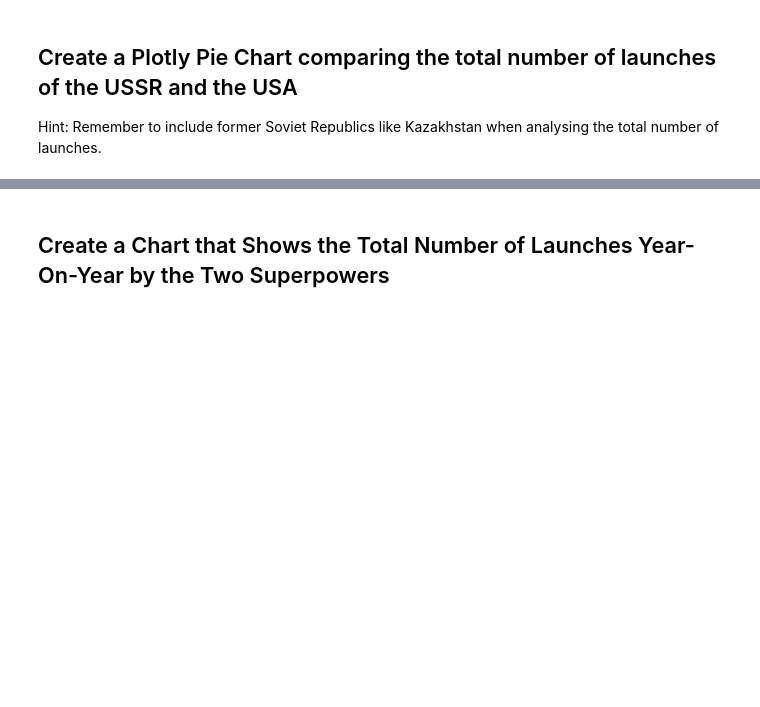
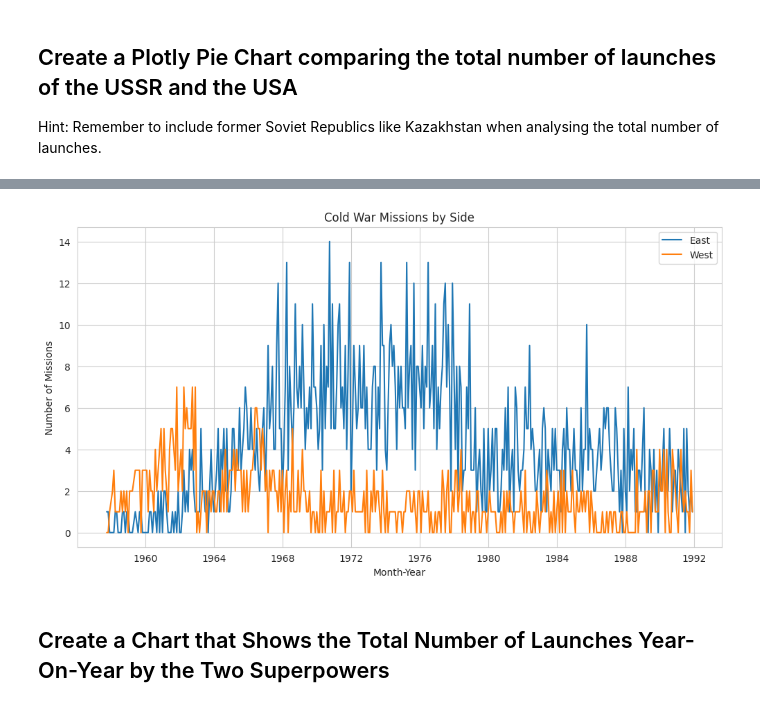
Before and after one commit to marcoman/experimental-100, a Jupyter notebook: 91-100/99/start/Space_Missions_Analysis_(start).ipynb, the cells around one changed output, grey strips where cells are left out. Cells and saved outputs as stored; diff of their text form; code cells hidden in the pictures; blank space fills up the shorter version.

```diff
--- a/91-100/99/start/Space_Missions_Analysis_(start).ipynb
+++ b/91-100/99/start/Space_Missions_Analysis_(start).ipynb
@@ -998,3 +998,7 @@ fig.show()
 # Cold War Space Race: USA vs USSR
 
 The cold war lasted from the start of the dataset up until 1991.
+# %%
+
+df_cold_war = df_data[df_data["Year"] < 1992]
+df_cold_war.shape
@@ -1004,0 +1030,4 @@ Hint: Remember to include former Soviet Republics like Kazakhstan when analysing
+# %%
+# We need to add a timestamp column for the month-year
+df_cold_war["mon_yr"] = df_cold_war["month_year"].dt.to_timestamp()
+df_cold_war.head()
@@ -1004,0 +1041,5 @@ Hint: Remember to include former Soviet Republics like Kazakhstan when analysing
+# %%
+# Re-scope the df_cold_war dataframe to only include ISO from "RUS" "USA" "KAZ"
+import pandas as pd
+df_cold_war = df_cold_war[df_cold_war['iso'].isin(['RUS', 'USA', 'KAZ'])]
+df_cold_war.shape
@@ -1004,0 +1048,4 @@ Hint: Remember to include former Soviet Republics like Kazakhstan when analysing
+# %%
+# Create a new column for East and West where East contains 'RUS' and "KAZ" and West Contains "USA"
+df_cold_war['Side'] = df_cold_war['iso'].apply(lambda x: 'East' if 'RUS' in x or 'KAZ' in x else 'West' if 'USA' in x else np.nan)
+df_cold_war.Side.unique()
@@ -1005,2 +1063,22 @@ Hint: Remember to include former Soviet Republics like Kazakhstan when analysing
+# %%
+# Let's now count the number of Side = "East" or "West" per "month_year" into a new dataframe.
+import matplotlib.pyplot as plt
+import matplotlib.pyplot as plt
+df_cold_war_monthly = df_cold_war.groupby(['mon_yr', 'Side']).size().unstack(fill_value=0)
+df_cold_war_monthly.head()
+
+# Plot the data
+fig, ax = plt.subplots(figsize=(12, 6))
+ax.plot(df_cold_war_monthly.index, df_cold_war_monthly['East'], label='East')
+ax.plot(df_cold_war_monthly.index, df_cold_war_monthly['West'], label='West')
+ax.set_xlabel('Month-Year')
+ax.set_ylabel('Number of Missions')
+ax.set_title('Cold War Missions by Side')
+
+# Add a legend
+ax.legend()
+plt.show()
+# %% [output]
+[figure, added]
 # %% [markdown]
 ## Create a Chart that Shows the Total Number of Launches Year-On-Year by the Two Superpowers
```
Also changed, not shown: parts of 27 cells of this notebook, 1 other file.
